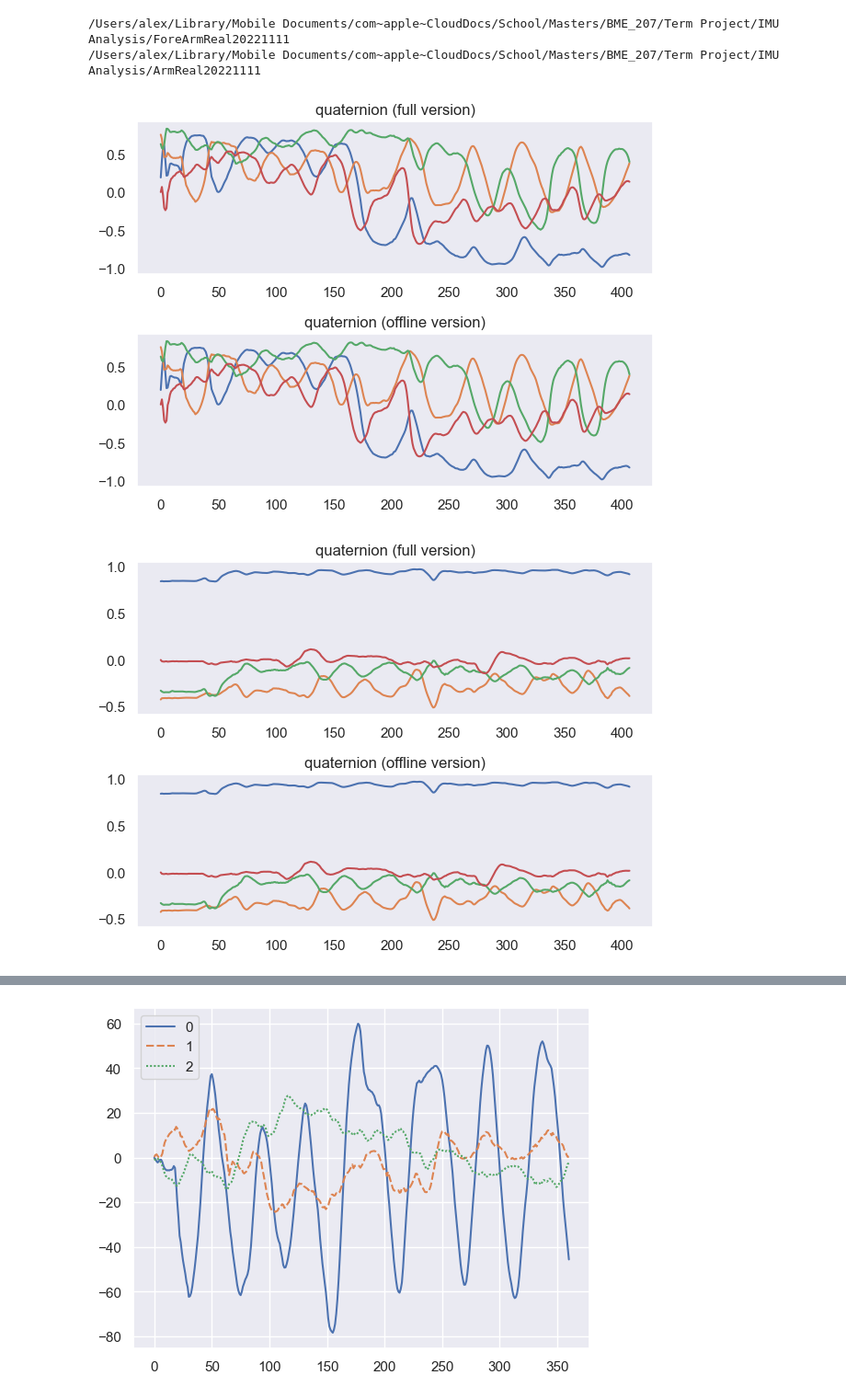
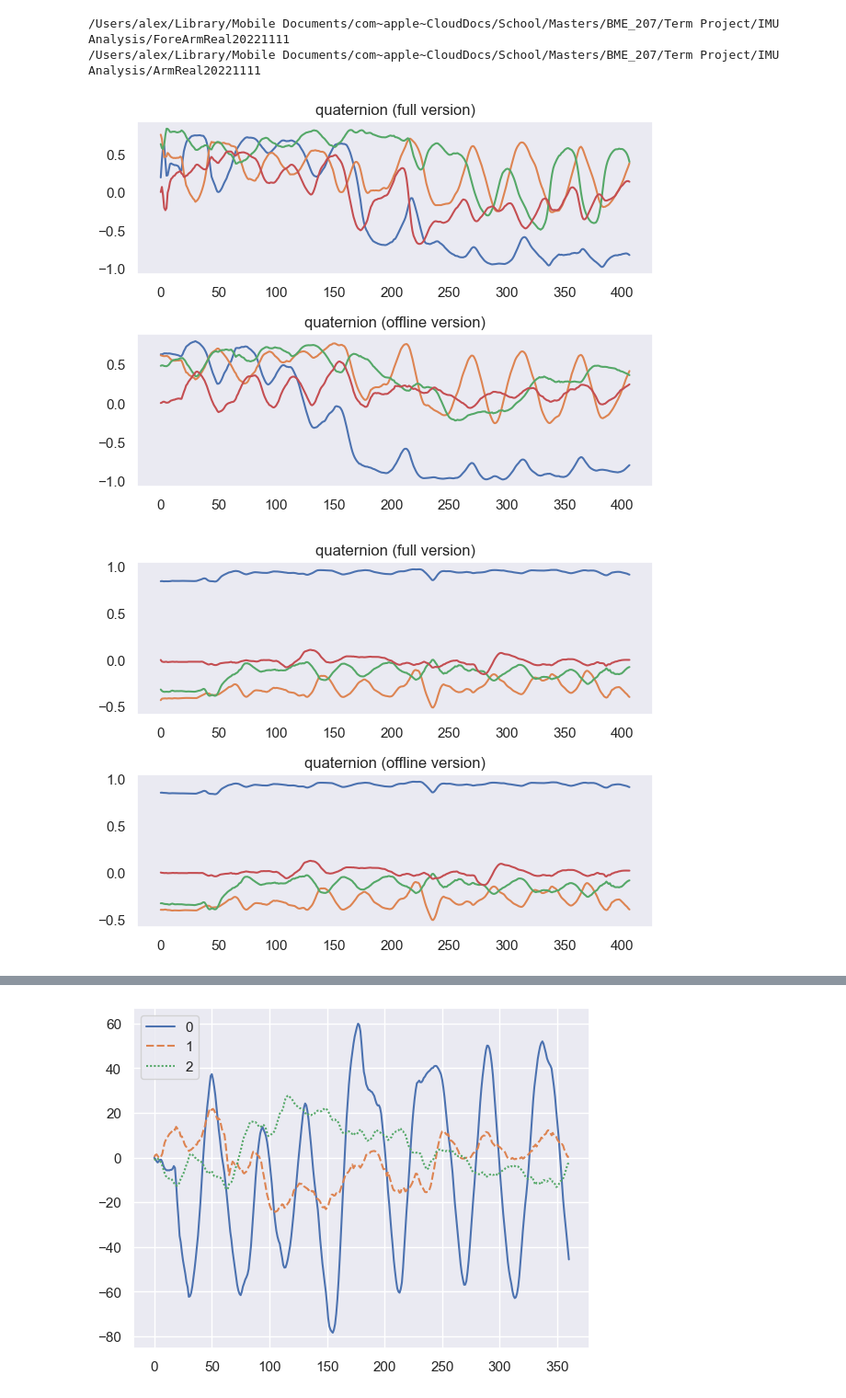
Before and after one commit to alejandromango/IMU-Analysis, a Jupyter notebook: SingleIMUGyrAngleSmarter.ipynb, the cells around one changed output, grey strips where cells are left out. Shown at 92% size. Drawn from its saved outputs; the diff is of its cells as text; code cells hidden in the pictures.

```diff
--- a/SingleIMUGyrAngleSmarter.ipynb
+++ b/SingleIMUGyrAngleSmarter.ipynb
@@ -78,44 +106,44 @@ aData = numpy.array([numpy.array(aFore), numpy.array(aArm)])
 # %%
 # Playing with quaternions
 vqf1 = VQF(reSampleRate)
-vqfOffline1 = offlineVQF(gData[0], aData[0], aData[0], reSampleRate)
+vqfOffline1 = offlineVQF(gData[0], aData[0], mData[0], reSampleRate)
 # alternative: vqf = PyVQF(Ts)
 out1 = vqf1.updateBatch(gData[0], aData[0])
 outOffline1 = vqfOffline1#.updateBatch(gData[0], aData[0])
 
 # plot the quaternion of the forearm sensor
 plt.figure()
 plt.subplot(211)
-plt.plot(out1['quat6D'])
+plt.plot(outOffline1['quat6D'])
 plt.title('quaternion (full version)')
 plt.grid()
 plt.subplot(212)
-plt.plot(outOffline1['quat6D'])
+plt.plot(outOffline1['quat9D'])
 plt.grid()
 plt.title('quaternion (offline version)')
 plt.tight_layout()
 plt.show()
 
 vqf2 = VQF(reSampleRate)
-vqfOffline2 = offlineVQF(gData[1], aData[1], aData[1], reSampleRate)
+vqfOffline2 = offlineVQF(gData[1], aData[1], mData[1], reSampleRate)
 # alternative: vqf = PyVQF(Ts)
 out2 = vqf2.updateBatch(gData[1], aData[1])
 outOffline2 = vqfOffline2#.updateBatch(gData[1], aData[1])
 
 # plot the quaternion of the arm sensor
 plt.figure()
 plt.subplot(211)
-plt.plot(out2['quat6D'])
+plt.plot(outOffline2['quat6D'])
 plt.title('quaternion (full version)')
 plt.grid()
 plt.subplot(212)
-plt.plot(outOffline2['quat6D'])
+plt.plot(outOffline2['quat9D'])
 plt.grid()
 plt.title('quaternion (offline version)')
 plt.tight_layout()
 plt.show()
 # %% [output]
-[figure, old version]
+[figure, new version]
 [figure]
 # %%
 corr = numpy.correlate(gArm[:,0] - numpy.mean(gArm[:,0]), gFore[:,0] - numpy.mean(gFore[:,0]), mode='full')
```
Also changed, not shown: parts of 6 cells of this notebook.
